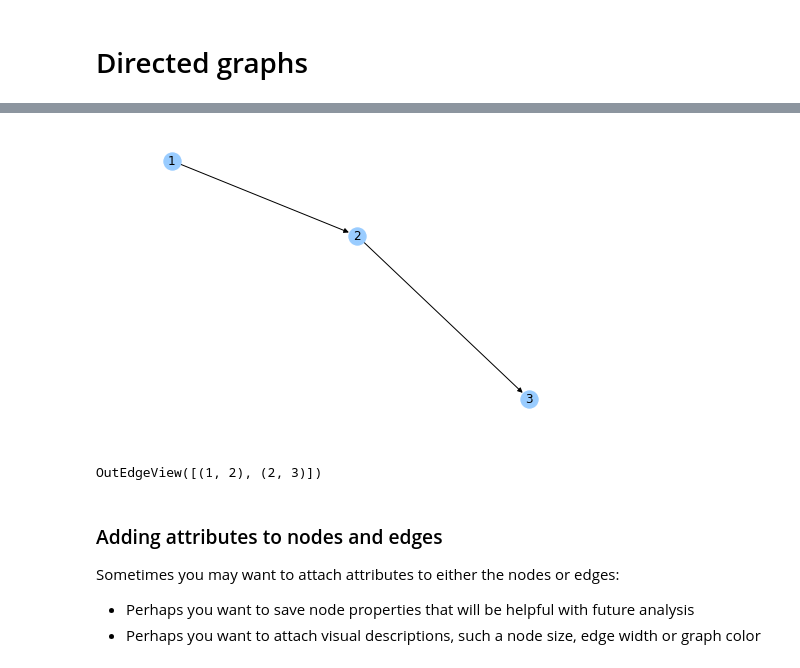
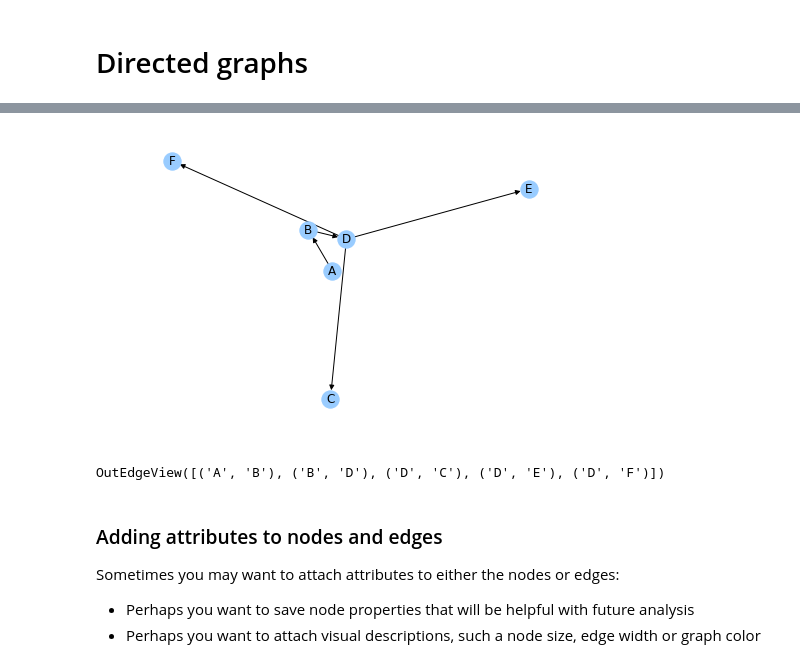
Before and after one commit to Chrisneny/ce599, a Jupyter notebook: 12-Networks/Networks.ipynb, the cells around one changed output, grey strips where cells are left out. Drawn from its saved outputs; the diff is of its cells as text; code cells hidden in the pictures.

```diff
--- a/12-Networks/Networks.ipynb
+++ b/12-Networks/Networks.ipynb
@@ -108,2 +111,7 @@ g.add_edges_from([('A','B'),('B','D'),('C','D'),('E','D'),('F','D')])
 # %% [markdown]
 # Directed graphs
+# %%
+g = nx.DiGraph()
+
+g.add_edges_from([('A','B'),('B','D'),('D','C'),('D','E'),('D','F')])
+nx.draw(g, with_labels = True)
@@ -124,14 +134,14 @@ directed edges: [(1, 2), (2, 3)]
 # %%
 '''We can make directed graphs from existing graphs, eg:
         nx.DiGraph(g)
 '''
 
-#dg = nx.DiGraph(g) #take note
+dg = nx.DiGraph(g) #take note
 
 
 nx.draw(dg, node_color=BLUE, with_labels=True)
 # %% [output]
-[figure, old version]
+[figure, new version]
 # %%
 #g = nx.DiGraph()
 #g.add_edges_from([('A','B'),('B','D'),('C','D'),('E','D'),('F','D')])
@@ -144,7 +154,7 @@ nx.draw(dg, node_color=BLUE, with_labels=True)
 
 dg.edges()
 # %% [output]
-OutEdgeView([(1, 2), (2, 3)])
+OutEdgeView([('A', 'B'), ('B', 'D'), ('D', 'C'), ('D', 'E'), ('D', 'F')])
 # %% [markdown]
 ### Adding attributes to nodes and edges
 
```
Also changed, not shown: parts of 30 cells of this notebook.
